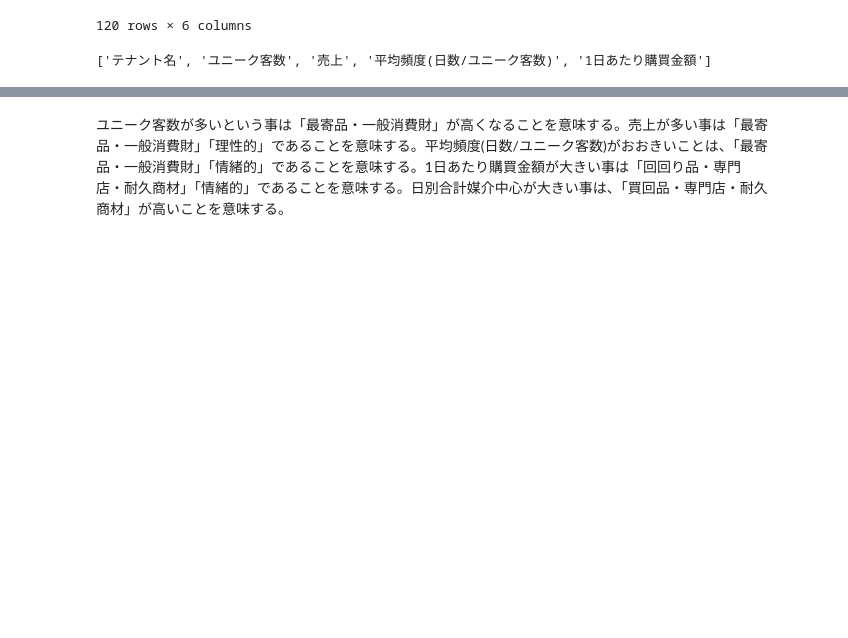
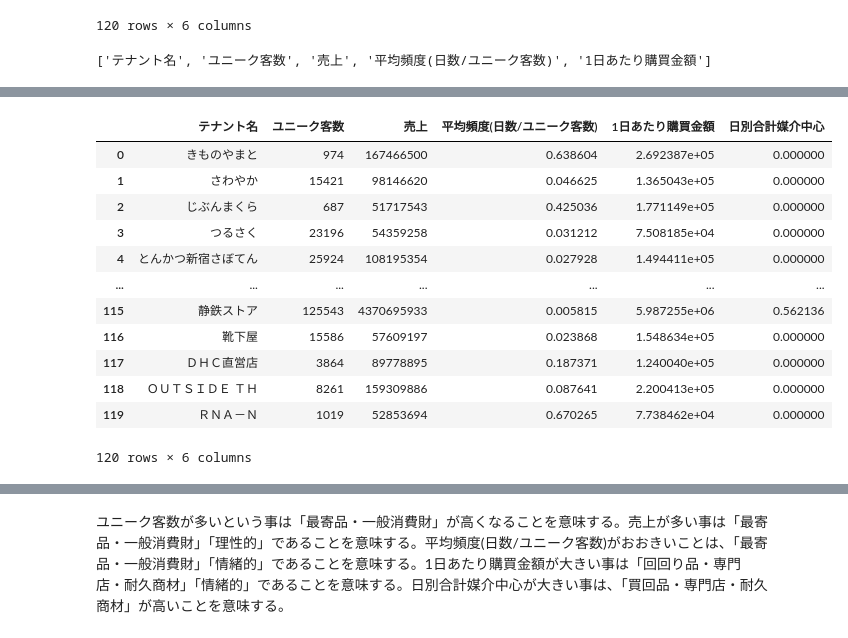
Before and after one commit to takeru403/Ipoca_network, a Jupyter notebook: notebook/eda.ipynb, the cells around one changed output, grey strips where cells are left out. Cells and saved outputs as stored; diff of their text form; code cells hidden in the pictures; blank space fills up the shorter version.

```diff
--- a/notebook/eda.ipynb
+++ b/notebook/eda.ipynb
@@ -391 +394,18 @@ plt.show()
+# %%
+metrics_df = metrics_df.fillna(0)
+metrics_df
+# %% [output]
+|  | テナント名 | ユニーク客数 | 売上 | 平均頻度(日数/ユニーク客数) | 1日あたり購買金額 | 日別合計媒介中心 |
+| 0 | きものやまと | 974 | 167466500 | 0.638604 | 2.692387e+05 | 0.000000 |
+| 1 | さわやか | 15421 | 98146620 | 0.046625 | 1.365043e+05 | 0.000000 |
+| 2 | じぶんまくら | 687 | 51717543 | 0.425036 | 1.771149e+05 | 0.000000 |
+| 3 | つるさく | 23196 | 54359258 | 0.031212 | 7.508185e+04 | 0.000000 |
+| 4 | とんかつ新宿さぼてん | 25924 | 108195354 | 0.027928 | 1.494411e+05 | 0.000000 |
+| ... | ... | ... | ... | ... | ... | ... |
+| 115 | 静鉄ストア | 125543 | 4370695933 | 0.005815 | 5.987255e+06 | 0.562136 |
+| 116 | 靴下屋 | 15586 | 57609197 | 0.023868 | 1.548634e+05 | 0.000000 |
+| 117 | ＤＨＣ直営店 | 3864 | 89778895 | 0.187371 | 1.240040e+05 | 0.000000 |
+| 118 | ＯＵＴＳＩＤＥ ＴＨ | 8261 | 159309886 | 0.087641 | 2.200413e+05 | 0.000000 |
+| 119 | ＲＮＡ－Ｎ | 1019 | 52853694 | 0.670265 | 7.738462e+04 | 0.000000 |
+120 rows × 6 columns
 # %%
```
Also changed, not shown: parts of 13 cells of this notebook, 13 other files.
